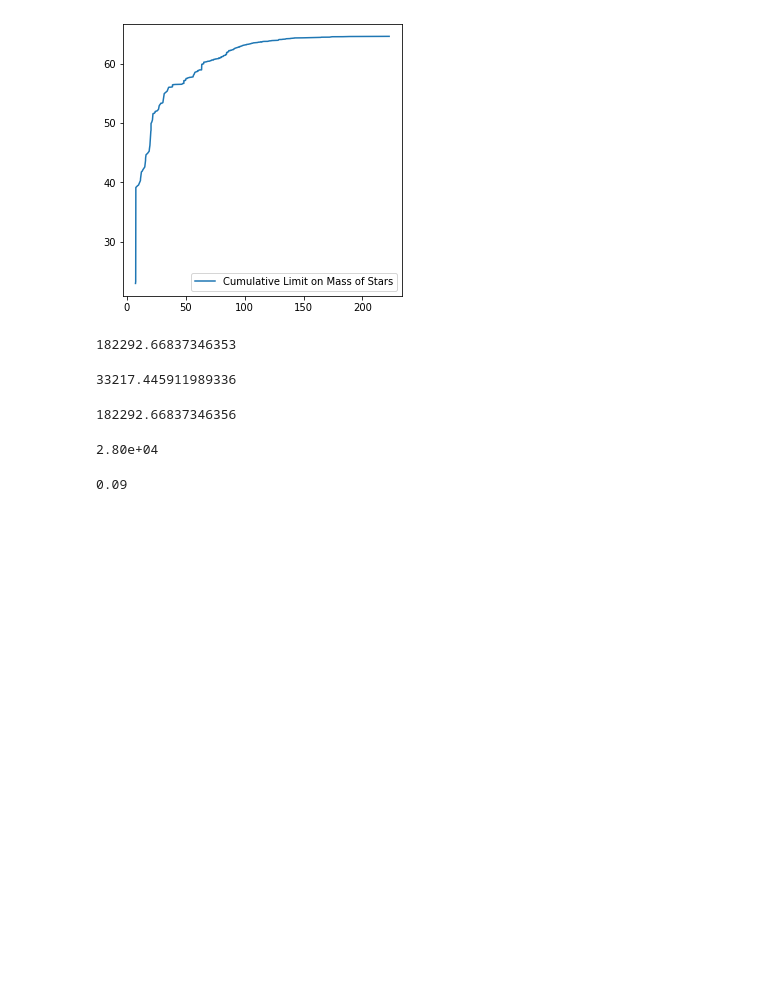
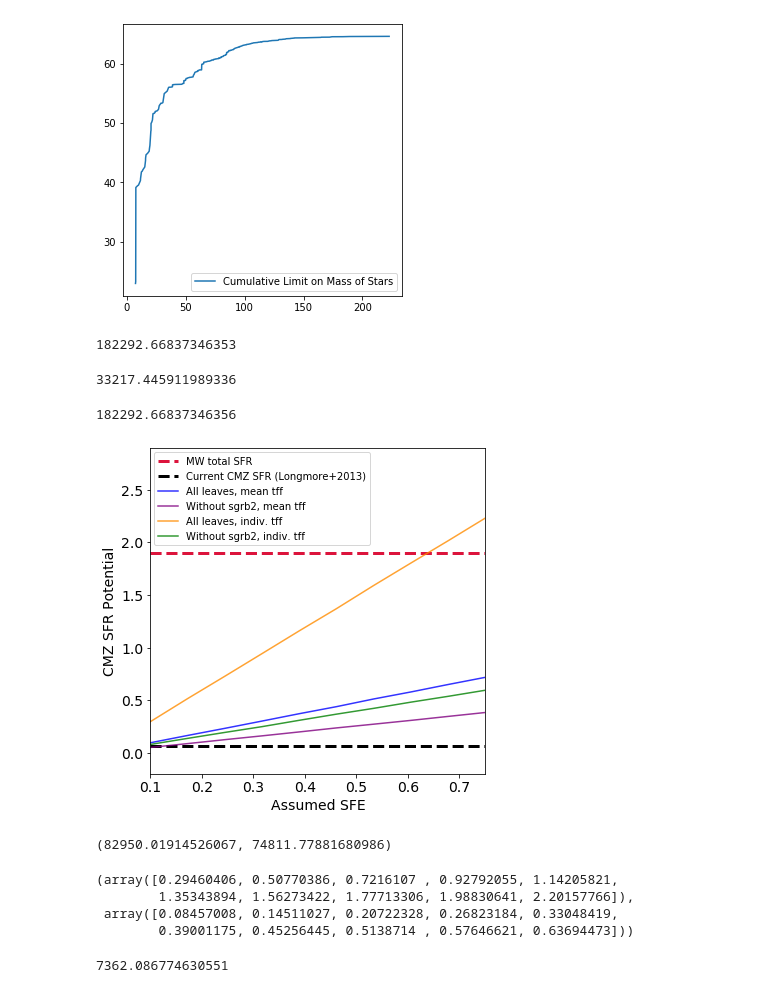
Before and after one commit to hpthatchfield/astrophys, a Jupyter notebook: CMZoom_scripts/CMZ SF estimate.ipynb, the cells around one changed output. Drawn from its saved outputs; the diff is of its cells as text; code cells hidden in the pictures; blank space fills up the shorter version.

```diff
--- a/CMZoom_scripts/CMZ SF estimate.ipynb
+++ b/CMZoom_scripts/CMZ SF estimate.ipynb
@@ -202,3 +202,6 @@ percent
+# %%
+catalog = Table.read('/Users/hph/cmzoom_catalog/catalog_acc/catalog_acc.fits')
+catalog = Table.read('/Users/hph/cmzoom_catalog/catalog_complete/catalog_complete.fits')
 # %%
 ##########################################################################
 ### total sf in CMZ for all leaves
@@ -428,11 +431,3 @@ sum(catalog['mass'][catalog['mask_num']==9])
 # %% [output]
 33217.445911989336
 182292.66837346356
-# %%
-print('%2.2e'%(243492.43982168904-215510.1142854529))
-# %% [output]
-2.80e+04
-# %%
-print('%2.2f'%((215510.1142854529-195745.4083123633)/215510.1142854529))
-# %% [output]
-0.09
@@ -438,0 +523,35 @@ print('%2.2f'%((215510.1142854529-195745.4083123633)/215510.1142854529))
+# %%
+f = plt.figure(figsize=(6,6))
+
+ax = f.add_subplot(111)
+ax.plot([0.1,0.75],[1.9,1.9],label='MW total SFR',ls='--',lw=3,color='crimson')
+ax.plot([0.1,0.75],[0.06,0.06],label='Current CMZ SFR (Longmore+2013)',ls='--',lw=3,color='k')
+ax.plot(sfes_all_mean,sfrs_all_mean,label='All leaves, mean tff',color='blue',alpha=0.8)
+ax.plot(sfes_nsgrb2_mean,sfrs_nsgrb2_mean,label='Without sgrb2, mean tff',color='purple',alpha=0.8)
+ax.plot(sfes_all_tff,sfrs_all_tff,label='All leaves, indiv. tff',color='darkorange',alpha=0.8)
+ax.plot(sfes_nsgrb2_tff,sfrs_nsgrb2_tff,label='Without sgrb2, indiv. tff',color='green',alpha=0.8)
+plt.rcParams.update({'font.size': 10})
+ax.legend(loc=(0.01,0.7))
+plt.rcParams.update({'font.size': 14})
+ax.set_xlim(0.1,0.75)
+ax.set_ylim(-0.2,2.9)
+ax.set_ylabel('CMZ SFR Potential')
+ax.set_xlabel('Assumed SFE')
+ax.set_yscale('linear')
+# %% [output]
+[figure, added]
+# %%
+catalog['tff'][cc].mean(), catalog['tff'].mean()
+# %% [output]
+(82950.01914526067, 74811.77881680986)
+# %%
+sfrs_all_tff, sfrs_all_mean
+# %% [output]
+(array([0.29460406, 0.50770386, 0.7216107 , 0.92792055, 1.14205821,
+        1.35343894, 1.56273422, 1.77713306, 1.98830641, 2.20157766]),
+ array([0.08457008, 0.14511027, 0.20722328, 0.26823184, 0.33048419,
+        0.39001175, 0.45256445, 0.5138714 , 0.57646621, 0.63694473]))
+# %%
+catalog['tff'].min()
+# %% [output]
+7362.086774630551
```
Also changed, not shown: parts of 9 cells of this notebook, 5 other files.
